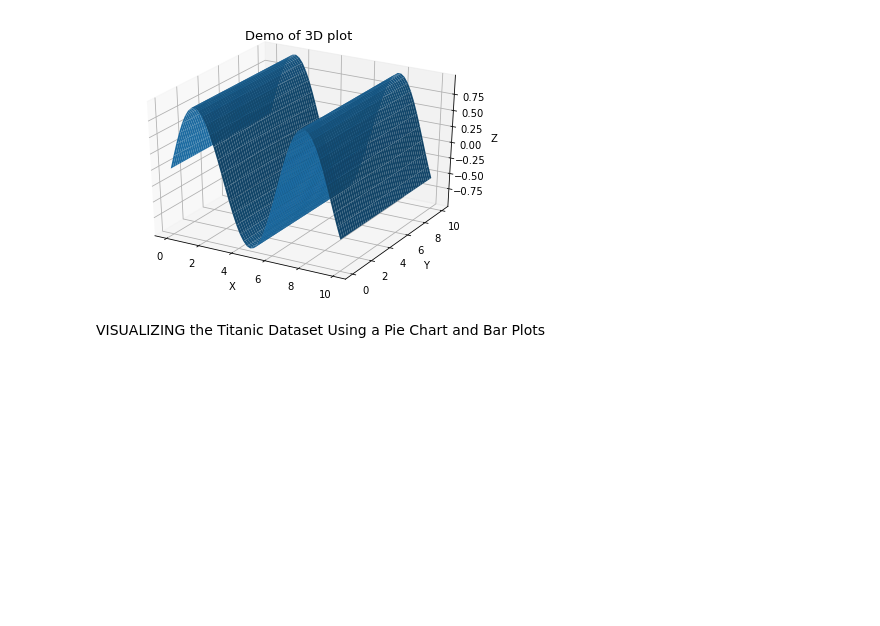
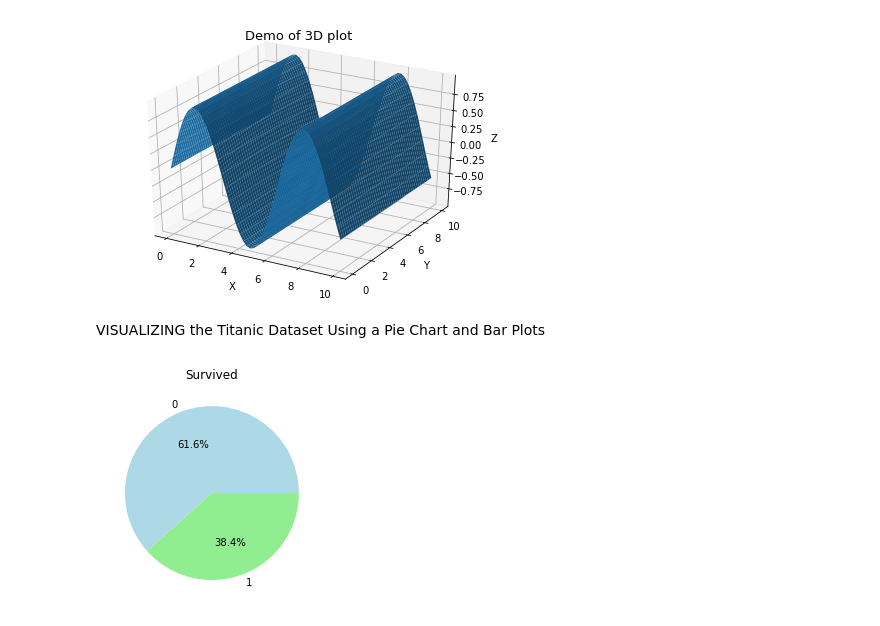
Before and after one commit to codermohit/PacktPub_Python_Workshop, a Jupyter notebook: notes.ipynb, the cells around one changed output. Cells and saved outputs as stored; diff of their text form; code cells hidden in the pictures; blank space fills up the shorter version.

```diff
--- a/notes.ipynb
+++ b/notes.ipynb
@@ -1984,10 +1984,38 @@ Text(0.5, 0, 'Z')
 [figure]
 # %% [markdown]
 VISUALIZING the Titanic Dataset Using a Pie Chart and Bar Plots
-# %%
-import csv
-lines =[]
-with open('titanic_train,csv') as csv_file :
-    csv_reader = csv.reader(csv_file,delimiter=',')
-    for line in csv_reader:
-        lines.append(line)
+# %%
+import csv
+lines =[]
+with open('titanic_train.csv') as csv_file :
+    csv_reader = csv.reader(csv_file,delimiter=',')
+    for line in csv_reader:
+        lines.append(line)
+data = lines[1:]
+passengers = []
+headers = lines[0]
+
+for d in data:
+    p = {}
+    for i in range(0,len(headers)):
+        key = headers[i]
+        value = d[i]
+        p[key] = value
+    passengers.append(p)
+survived = [p['Survived'] for p in passengers]
+pclass = [p['Pclass'] for p in passengers]
+age = [float(p['Age']) for p in passengers if p['Age'] != '']
+gender_survived = [p['Sex'] for p in passengers if int(p['Survived']) == 1]
+
+
+import matplotlib.pyplot as plt
+import seaborn as sns
+import numpy as np
+from collections import Counter
+
+plt.title("Survived")
+plt.pie(Counter(survived).values(), labels=Counter(survived).keys(), autopct='%1.1f%%',
+        colors=['lightblue', 'lightgreen', 'yellow'])
+plt.show()
+# %% [output]
+[figure, added]
```
Also changed, not shown: parts of 2 cells of this notebook.
